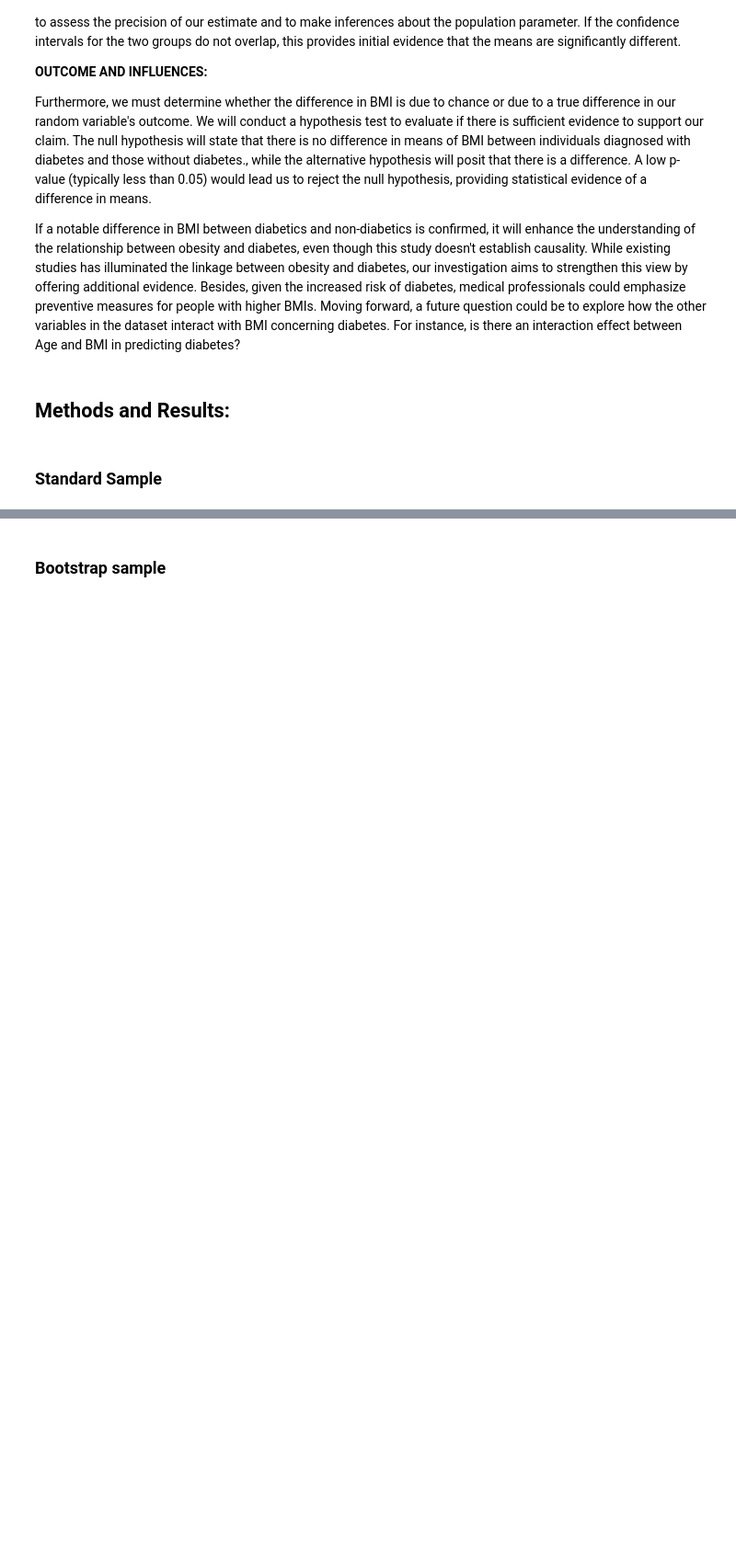
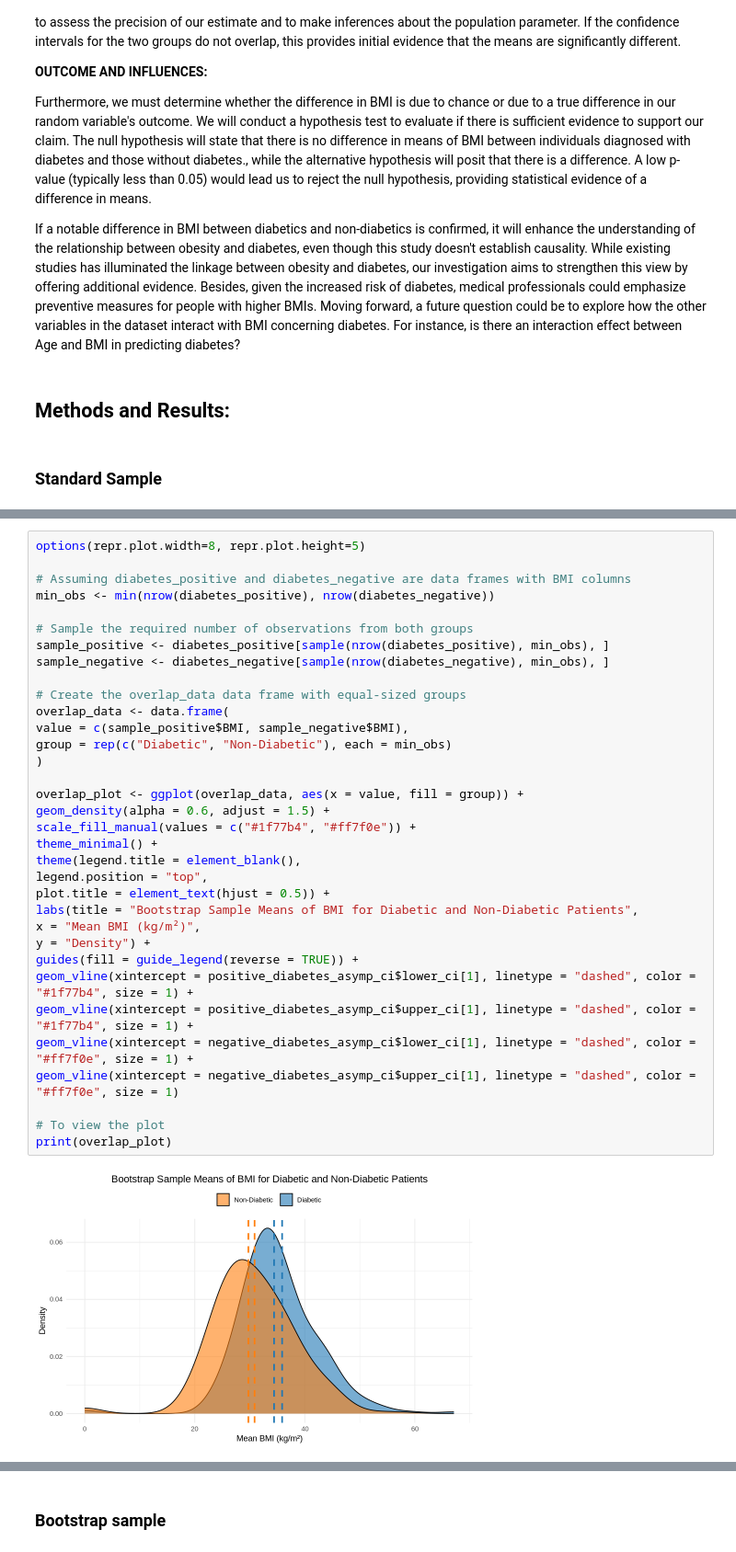
Before and after one commit to yoonha315/Project-Summary, a Jupyter notebook: Impact of BMI on Diabetes_Statistical Analysis.ipynb, the cells around one changed output, grey strips where cells are left out. Shown: that part at 92% size. Cells and saved outputs as stored; diff of their text form; blank space fills up the shorter version.

```diff
--- a/Impact of BMI on Diabetes_Statistical Analysis.ipynb
+++ b/Impact of BMI on Diabetes_Statistical Analysis.ipynb
@@ -318,0 +423,36 @@ interact with BMI concerning diabetes. For instance, is there an interaction eff
+# %%
+options(repr.plot.width=8, repr.plot.height=5)
+
+# Assuming diabetes_positive and diabetes_negative are data frames with BMI columns
+min_obs <- min(nrow(diabetes_positive), nrow(diabetes_negative))
+
+# Sample the required number of observations from both groups
+sample_positive <- diabetes_positive[sample(nrow(diabetes_positive), min_obs), ]
+sample_negative <- diabetes_negative[sample(nrow(diabetes_negative), min_obs), ]
+
+# Create the overlap_data data frame with equal-sized groups
+overlap_data <- data.frame(
+value = c(sample_positive$BMI, sample_negative$BMI),
+group = rep(c("Diabetic", "Non-Diabetic"), each = min_obs)
+)
+
+overlap_plot <- ggplot(overlap_data, aes(x = value, fill = group)) +
+geom_density(alpha = 0.6, adjust = 1.5) +
+scale_fill_manual(values = c("#1f77b4", "#ff7f0e")) +
+theme_minimal() +
+theme(legend.title = element_blank(),
+legend.position = "top",
+plot.title = element_text(hjust = 0.5)) +
+labs(title = "Bootstrap Sample Means of BMI for Diabetic and Non-Diabetic Patients",
+x = "Mean BMI (kg/m²)",
+y = "Density") +
+guides(fill = guide_legend(reverse = TRUE)) +
+geom_vline(xintercept = positive_diabetes_asymp_ci$lower_ci[1], linetype = "dashed", color = "#1f77b4", size = 1) +
+geom_vline(xintercept = positive_diabetes_asymp_ci$upper_ci[1], linetype = "dashed", color = "#1f77b4", size = 1) +
+geom_vline(xintercept = negative_diabetes_asymp_ci$lower_ci[1], linetype = "dashed", color = "#ff7f0e", size = 1) +
+geom_vline(xintercept = negative_diabetes_asymp_ci$upper_ci[1], linetype = "dashed", color = "#ff7f0e", size = 1)
+
+# To view the plot
+print(overlap_plot)
+# %% [output]
+[figure, added]
```
Also changed, not shown: parts of 25 cells of this notebook.
